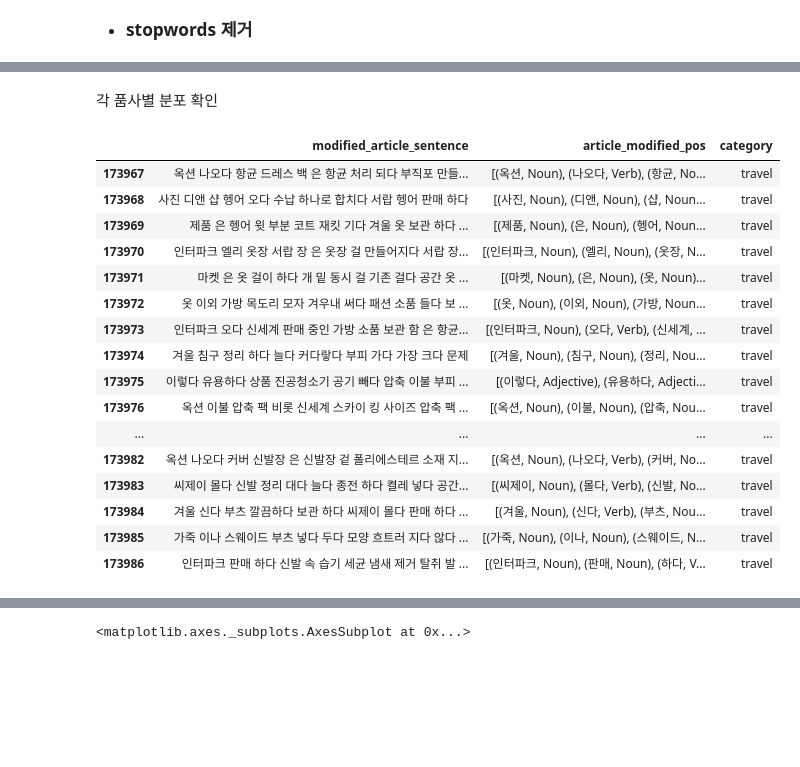
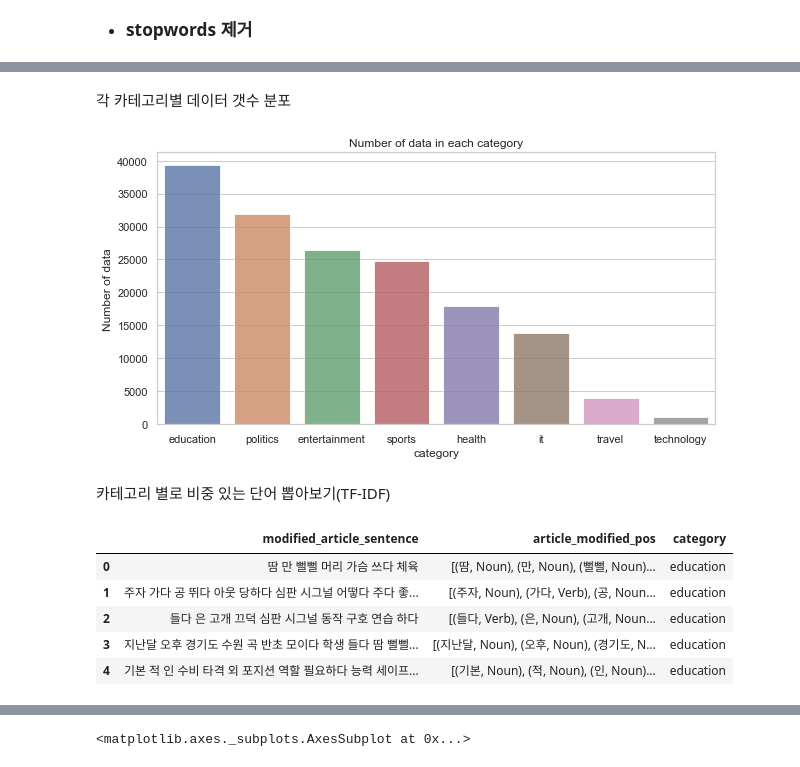
Before and after one commit to PJamesY/category_classification-NLP-, a Jupyter notebook: topic_modeling.ipynb, the cells around one changed output, grey strips where cells are left out. Saved outputs shown, nothing was run; the diff lists cells and outputs as text; code cells hidden in the pictures; blank space fills up the shorter version.

```diff
--- a/topic_modeling.ipynb
+++ b/topic_modeling.ipynb
@@ -220,5 +214,3 @@ df.tail()
 # %%
 df = df[df['modified_article_sentence','article_modified_pos','category']]
 df.to_pickle('morphs_article.pkl')
-# %% [markdown]
-각 품사별 분포 확인
@@ -227,22 +217,16 @@ df = pd.read_pickle('morphs_article.pkl')
-# %%
-df.tail(20)
-# %% [output]
-|  | modified_article_sentence | article_modified_pos | category |
-| 173967 | 옥션 나오다 항균 드레스 백 은 항균 처리 되다 부직포 만들... | [(옥션, Noun), (나오다, Verb), (항균, No... | travel |
-| 173968 | 사진 디앤 샵 헹어 오다 수납 하나로 합치다 서랍 헹어 판매 하다 | [(사진, Noun), (디앤, Noun), (샵, Noun... | travel |
-| 173969 | 제품 은 헹어 윗 부분 코트 재킷 기다 겨울 옷 보관 하다 ... | [(제품, Noun), (은, Noun), (헹어, Noun... | travel |
-| 173970 | 인터파크 엘리 옷장 서랍 장 은 옷장 걸 만들어지다 서랍 장... | [(인터파크, Noun), (엘리, Noun), (옷장, N... | travel |
-| 173971 | 마켓 은 옷 걸이 하다 개 밑 동시 걸 기존 걸다 공간 옷 ... | [(마켓, Noun), (은, Noun), (옷, Noun)... | travel |
-| 173972 | 옷 이외 가방 목도리 모자 겨우내 써다 패션 소품 들다 보 ... | [(옷, Noun), (이외, Noun), (가방, Noun... | travel |
-| 173973 | 인터파크 오다 신세계 판매 중인 가방 소품 보관 함 은 항균... | [(인터파크, Noun), (오다, Verb), (신세계, ... | travel |
-| 173974 | 겨울 침구 정리 하다 늘다 커다랗다 부피 가다 가장 크다 문제 | [(겨울, Noun), (침구, Noun), (정리, Nou... | travel |
-| 173975 | 이렇다 유용하다 상품 진공청소기 공기 빼다 압축 이불 부피 ... | [(이렇다, Adjective), (유용하다, Adjecti... | travel |
-| 173976 | 옥션 이불 압축 팩 비롯 신세계 스카이 킹 사이즈 압축 팩 ... | [(옥션, Noun), (이불, Noun), (압축, Nou... | travel |
-| ... | ... | ... | ... |
-| 173982 | 옥션 나오다 커버 신발장 은 신발장 겉 폴리에스테르 소재 지... | [(옥션, Noun), (나오다, Verb), (커버, No... | travel |
-| 173983 | 씨제이 몰다 신발 정리 대다 늘다 종전 하다 켤레 넣다 공간... | [(씨제이, Noun), (몰다, Verb), (신발, No... | travel |
-| 173984 | 겨울 신다 부츠 깔끔하다 보관 하다 씨제이 몰다 판매 하다 ... | [(겨울, Noun), (신다, Verb), (부츠, Nou... | travel |
-| 173985 | 가죽 이나 스웨이드 부츠 넣다 두다 모양 흐트러 지다 않다 ... | [(가죽, Noun), (이나, Noun), (스웨이드, N... | travel |
-| 173986 | 인터파크 판매 하다 신발 속 습기 세균 냄새 제거 탈취 발 ... | [(인터파크, Noun), (판매, Noun), (하다, V... | travel |
+# %% [markdown]
+각 카테고리별 데이터 갯수 분포
+# %%
+category_count  = df['category'].value_counts()
+plt.figure(figsize=(10,5))
+sns.barplot(category_count.index, category_count.values, alpha=0.8)
+plt.title('Number of data in each category')
+plt.ylabel('Number of data', fontsize=12)
+plt.xlabel('category', fontsize=12)
+plt.show()
+# %% [output]
+[figure, added]
+# %% [markdown]
+카테고리 별로 비중 있는 단어 뽑아보기(TF-IDF)
 # %%
 df['sentence_length'] = df['article_modified_pos'].apply(lambda sentence:len(sentence))
@@ -248,0 +238,9 @@ df['sentence_length'] = df['article_modified_pos'].apply(lambda sentence:len(sen
+# %%
+df.head()
+# %% [output]
+|  | modified_article_sentence | article_modified_pos | category |
+| 0 | 땀 만 뻘뻘 머리 가슴 쓰다 체육 | [(땀, Noun), (만, Noun), (뻘뻘, Noun)... | education |
+| 1 | 주자 가다 공 뛰다 아웃 당하다 심판 시그널 어떻다 주다 좋... | [(주자, Noun), (가다, Verb), (공, Noun... | education |
+| 2 | 들다 은 고개 끄덕 심판 시그널 동작 구호 연습 하다 | [(들다, Verb), (은, Noun), (고개, Noun... | education |
+| 3 | 지난달 오후 경기도 수원 곡 반초 모이다 학생 들다 땀 뻘뻘... | [(지난달, Noun), (오후, Noun), (경기도, N... | education |
+| 4 | 기본 적 인 수비 타격 외 포지션 역할 필요하다 능력 세이프... | [(기본, Noun), (적, Noun), (인, Noun)... | education |
```
Also changed, not shown: parts of 26 cells of this notebook.
